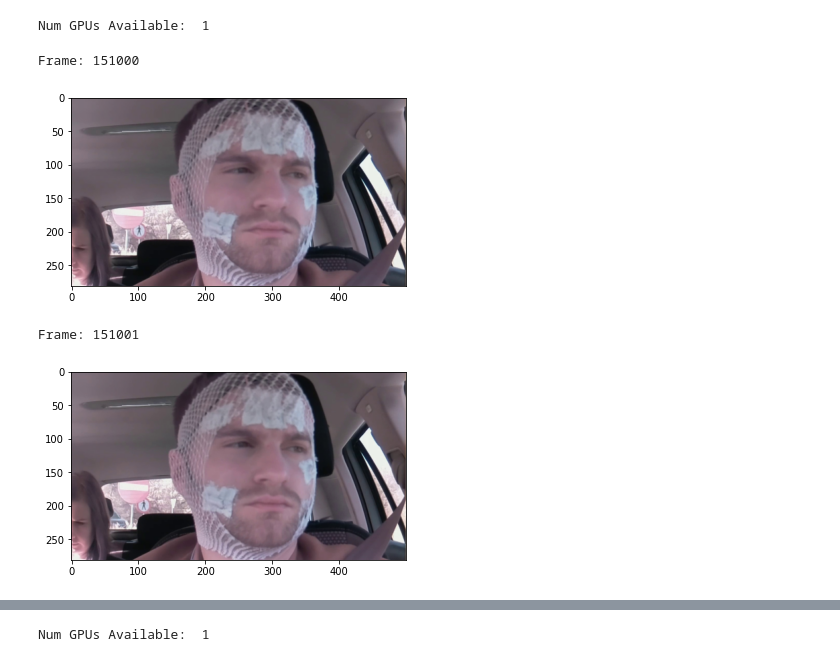
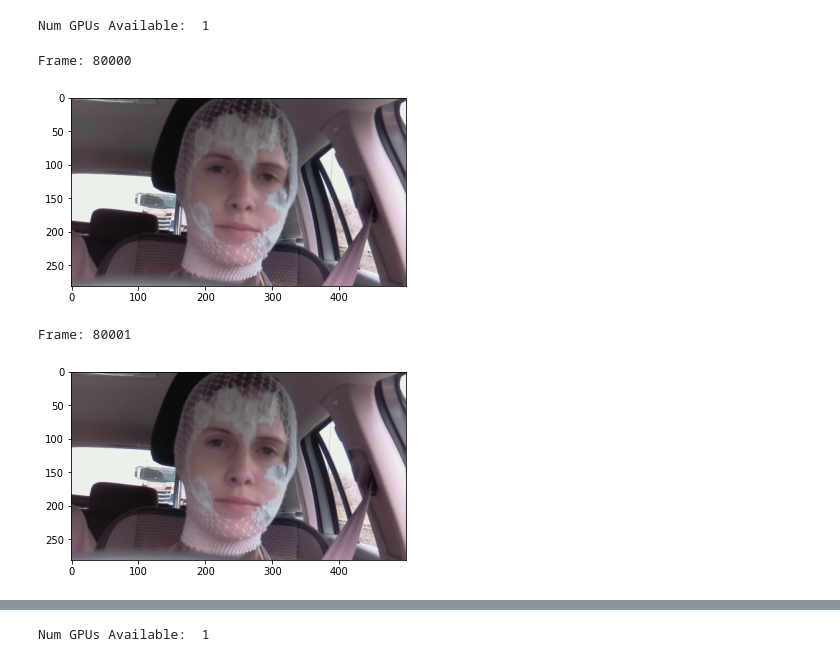
Before and after one commit to fruste/driver-drowsiness, a Jupyter notebook: code/blinking_detection.ipynb, the cells around one changed output, grey strips where cells are left out. Cells and saved outputs as stored; diff of their text form; code cells hidden in the pictures.

```diff
--- a/code/blinking_detection.ipynb
+++ b/code/blinking_detection.ipynb
@@ -146,27 +146,27 @@ def get_landmarks(img, gray, rects, show=False):
     return shape
 # %%
 # Specify subject number and condition.
-subject = 'P11403'
-condition = 'sleepy'
+subject = 'P11404'
+condition = 'normal'
 # %%
-frame_start = 151000
-frame_end = 151001
+frame_start = 80000
+frame_end = 80001
 
 frames = range(frame_start, frame_end + 1)
 
 # Just plotting sequence of frames
 def plot_frames(frames):
     for frame in frames:
         path = '../frames/' + subject + '/' + condition + '/frame' + str(frame) + '.jpg'
         print("Frame: " + str(frame))
         test_img, gray = load_image(path, show=True, gray_show=False)
 
 plot_frames(frames)
 # %% [output]
-Frame: 151000
+Frame: 80000
-[figure, old version]
+[figure, new version]
-Frame: 151001
+Frame: 80001
-[figure, old version]
+[figure, new version]
 # %%
 IMG_SIZE = (1296,730)
 B_SIZE = (34, 26)
```
Also changed, not shown: parts of 2 cells of this notebook, 6 other files.
